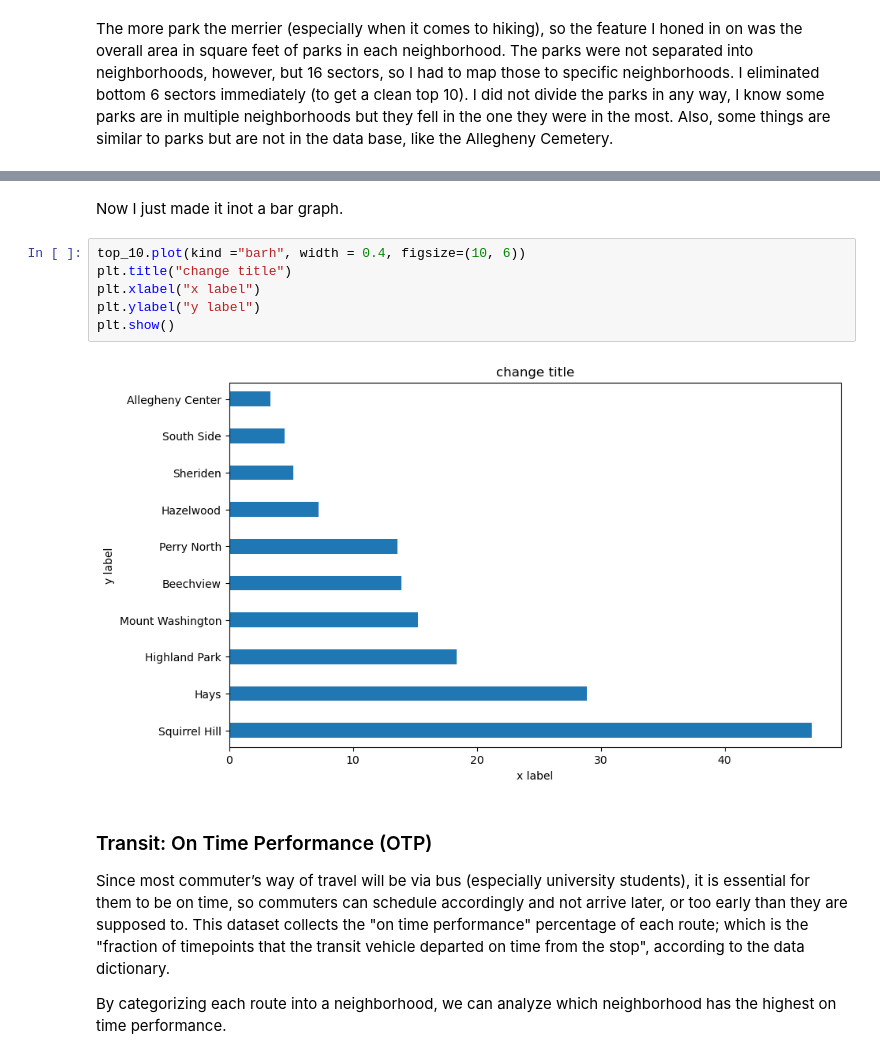
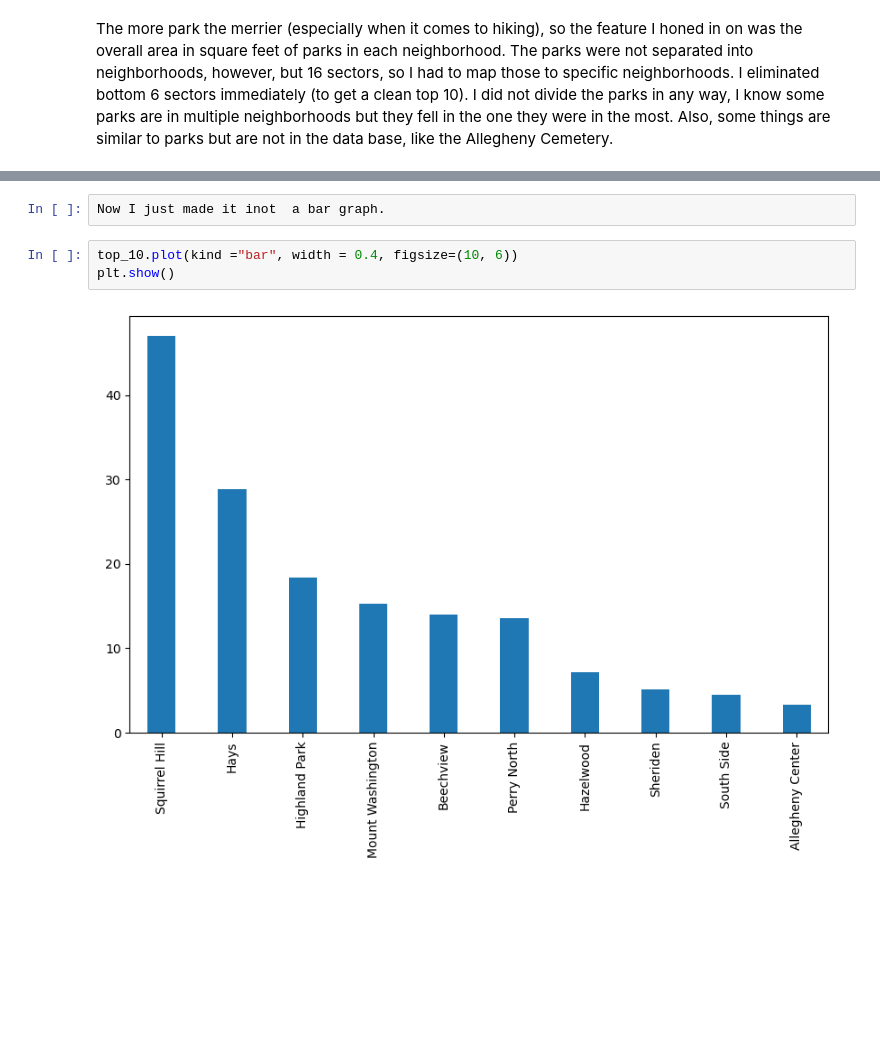
Before and after one commit to nqh2pitt/CMPINF-11-Final-Project, a Jupyter notebook: CMPINF011Finalnqh2.ipynb, the cells around one changed output, grey strips where cells are left out. Saved outputs shown, nothing was run; the diff lists cells and outputs as text; blank space fills up the shorter version.

```diff
--- a/CMPINF011Finalnqh2.ipynb
+++ b/CMPINF011Finalnqh2.ipynb
@@ -68,18 +95,10 @@ Sheriden             5.155440
 South Side           4.458995
 Allegheny Center     3.309189
 Name: sqft, dtype: float64
-# %% [markdown]
-Now I just made it inot  a bar graph.
+# %%
+Now I just made it inot  a bar graph.
 # %%
-top_10.plot(kind ="barh", width = 0.4, figsize=(10, 6))
-plt.title("change title")
-plt.xlabel("x label")
-plt.ylabel("y label")
+top_10.plot(kind ="bar", width = 0.4, figsize=(10, 6))
 plt.show()
 # %% [output]
-[figure, old version]
+[figure, new version]
-# %% [markdown]
-### Transit: On Time Performance (OTP)
-Since most commuter’s way of travel will be via bus (especially university students), it is essential for them to be on time, so commuters can schedule accordingly and not arrive later, or too early than they are supposed to. This dataset collects the "on time performance" percentage of each route; which is the "fraction of timepoints that the transit vehicle departed on time from the stop", according to the data dictionary.
-
-By categorizing each route into a neighborhood, we can analyze which neighborhood has the highest on time performance.
```
Also changed, not shown: parts of 32 cells of this notebook, 2 other files.
